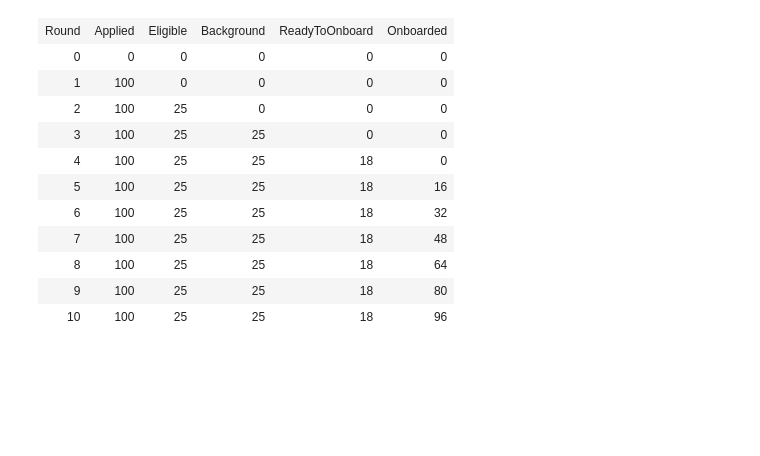
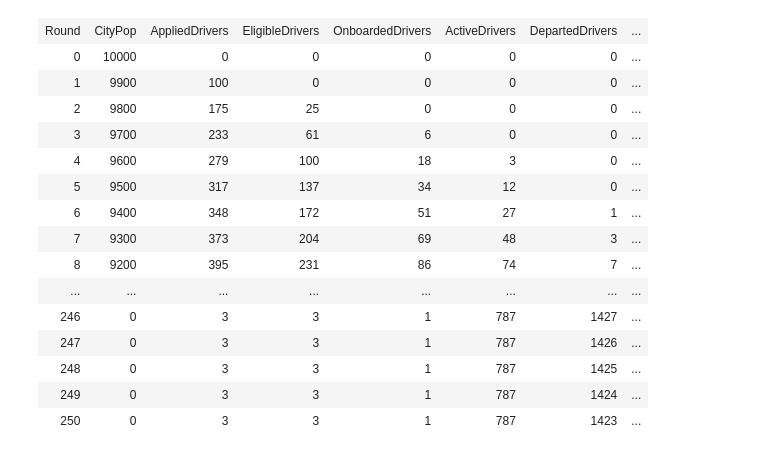
Before and after one commit to lethain/eng-strategy-models, a Jupyter notebook: DriverOnboarding.ipynb, the cells around one changed output. Saved outputs shown, nothing was run; the diff lists cells and outputs as text; code cells hidden in the pictures; blank space fills up the shorter version.

```diff
--- a/DriverOnboarding.ipynb
+++ b/DriverOnboarding.ipynb
@@ -28 +43,33 @@ fast_model = parse(fast_spec)
+# %%
+spec = """
+# City population is 10,000
+CityPop(10000)
+
+# 100 folks apply to become drivers per round
+CityPop > AppliedDrivers @ 100
+
+# 25% of applied drivers become eligible each round
+AppliedDrivers > EligibleDrivers @ Leak(0.25)
+
+# This is "Request missing information", with 10% of folks moving backwards
+# each round
+EligibleDrivers > AppliedDrivers @ Leak(0.1)
+
+# 25% of eligible drivers onboard each round
+EligibleDrivers > OnboardedDrivers @ Leak(0.25)
+
+# 50% of onboarded drivers become active
+OnboardedDrivers > ActiveDrivers @ Leak(0.50)
+
+# 10% of active drivers depart voluntarily and involuntarily
+ActiveDrivers > DepartedDrivers @ Leak(0.10)
+ActiveDrivers > SuspendedDrivers @ Leak(0.10)
+
+# 5% of DepartedDrivers become active
+DepartedDrivers > ActiveDrivers @ Leak(0.05)
+# 1% of SuspendedDrivers are reactivated
+SuspendedDrivers > ActiveDrivers @ Leak(0.01)
+"""
+
+model1, results1 = results_for_spec(spec, 250)
 # %%
@@ -36,17 +79,19 @@ as_dot(fast_model)
 # %%
-init_results = init_model.run(rounds=10)
-rendered = init_model.render_html(init_results)
-HTML(rendered)
+as_html(model1, results1)
 # %% [output]
-| Round | Applied | Eligible | Background | ReadyToOnboard | Onboarded |
-| 0 | 0 | 0 | 0 | 0 | 0 |
-| 1 | 100 | 0 | 0 | 0 | 0 |
-| 2 | 100 | 25 | 0 | 0 | 0 |
-| 3 | 100 | 25 | 25 | 0 | 0 |
-| 4 | 100 | 25 | 25 | 18 | 0 |
-| 5 | 100 | 25 | 25 | 18 | 16 |
-| 6 | 100 | 25 | 25 | 18 | 32 |
-| 7 | 100 | 25 | 25 | 18 | 48 |
-| 8 | 100 | 25 | 25 | 18 | 64 |
-| 9 | 100 | 25 | 25 | 18 | 80 |
-| 10 | 100 | 25 | 25 | 18 | 96 |
+| Round | CityPop | AppliedDrivers | EligibleDrivers | OnboardedDrivers | ActiveDrivers | DepartedDrivers | ... |
+| 0 | 10000 | 0 | 0 | 0 | 0 | 0 | ... |
+| 1 | 9900 | 100 | 0 | 0 | 0 | 0 | ... |
+| 2 | 9800 | 175 | 25 | 0 | 0 | 0 | ... |
+| 3 | 9700 | 233 | 61 | 6 | 0 | 0 | ... |
+| 4 | 9600 | 279 | 100 | 18 | 3 | 0 | ... |
+| 5 | 9500 | 317 | 137 | 34 | 12 | 0 | ... |
+| 6 | 9400 | 348 | 172 | 51 | 27 | 1 | ... |
+| 7 | 9300 | 373 | 204 | 69 | 48 | 3 | ... |
+| 8 | 9200 | 395 | 231 | 86 | 74 | 7 | ... |
+| ... | ... | ... | ... | ... | ... | ... | ... |
+| 246 | 0 | 3 | 3 | 1 | 787 | 1427 | ... |
+| 247 | 0 | 3 | 3 | 1 | 787 | 1426 | ... |
+| 248 | 0 | 3 | 3 | 1 | 787 | 1425 | ... |
+| 249 | 0 | 3 | 3 | 1 | 787 | 1424 | ... |
+| 250 | 0 | 3 | 3 | 1 | 787 | 1423 | ... |
```
Also changed, not shown: parts of 11 cells of this notebook.
